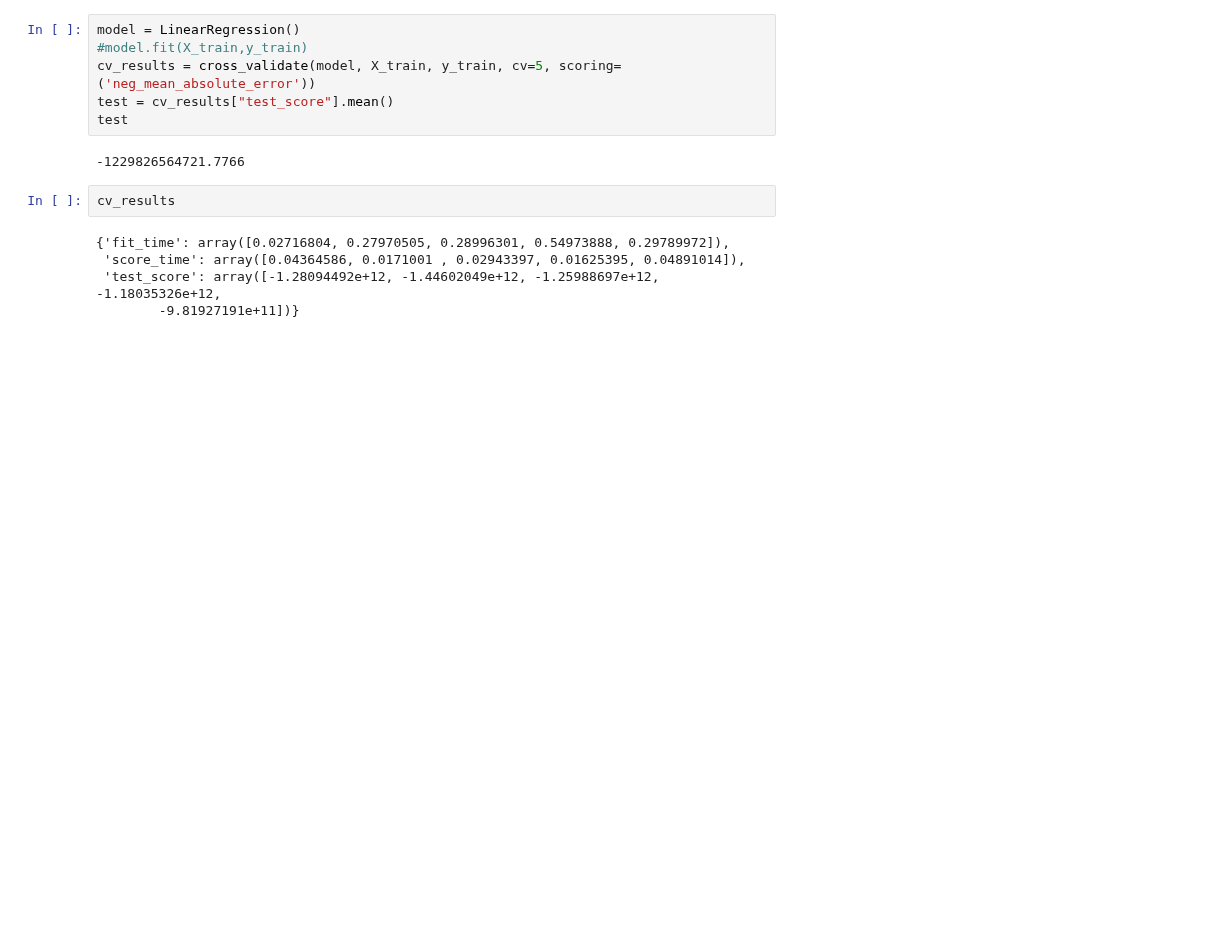
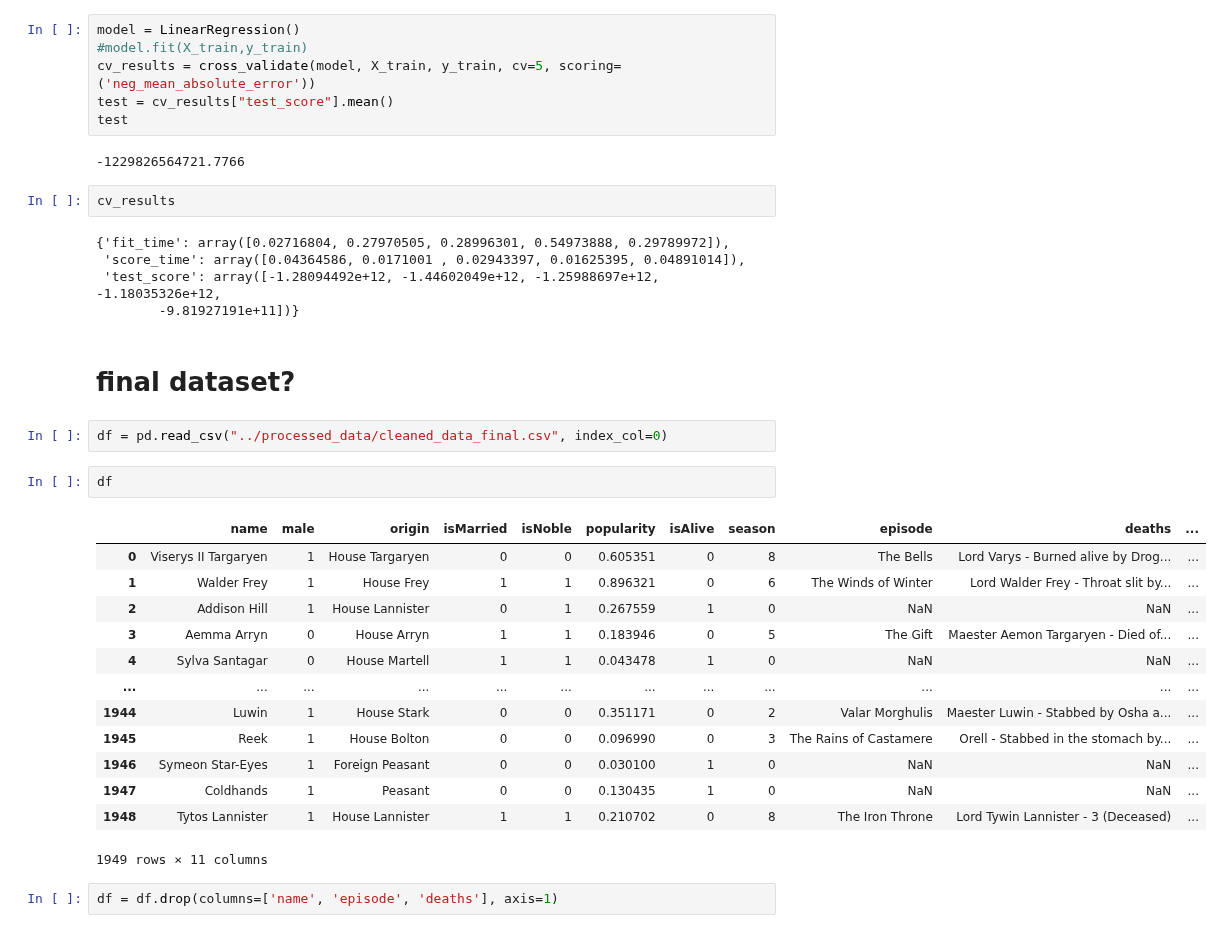
Before and after one commit to franziskasteger/game-of-thrones-survival, a Jupyter notebook: notebooks/josh_GOT_Linear.ipynb, the cells around one changed output. Drawn from its saved outputs; the diff is of its cells as text; blank space fills up the shorter version.

```diff
--- a/notebooks/josh_GOT_Linear.ipynb
+++ b/notebooks/josh_GOT_Linear.ipynb
@@ -119,3 +119,25 @@ cv_results
  'score_time': array([0.04364586, 0.0171001 , 0.02943397, 0.01625395, 0.04891014]),
  'test_score': array([-1.28094492e+12, -1.44602049e+12, -1.25988697e+12, -1.18035326e+12,
         -9.81927191e+11])}
+# %% [markdown]
+# final dataset?
+# %%
+df = pd.read_csv("../processed_data/cleaned_data_final.csv", index_col=0)
+# %%
+df
+# %% [output]
+|  | name | male | origin | isMarried | isNoble | popularity | isAlive | season | episode | deaths | ... |
+| 0 | Viserys II Targaryen | 1 | House Targaryen | 0 | 0 | 0.605351 | 0 | 8 | The Bells | Lord Varys - Burned alive by Drog... | ... |
+| 1 | Walder Frey | 1 | House Frey | 1 | 1 | 0.896321 | 0 | 6 | The Winds of Winter | Lord Walder Frey - Throat slit by... | ... |
+| 2 | Addison Hill | 1 | House Lannister | 0 | 1 | 0.267559 | 1 | 0 | NaN | NaN | ... |
+| 3 | Aemma Arryn | 0 | House Arryn | 1 | 1 | 0.183946 | 0 | 5 | The Gift | Maester Aemon Targaryen - Died of... | ... |
+| 4 | Sylva Santagar | 0 | House Martell | 1 | 1 | 0.043478 | 1 | 0 | NaN | NaN | ... |
+| ... | ... | ... | ... | ... | ... | ... | ... | ... | ... | ... | ... |
+| 1944 | Luwin | 1 | House Stark | 0 | 0 | 0.351171 | 0 | 2 | Valar Morghulis | Maester Luwin - Stabbed by Osha a... | ... |
+| 1945 | Reek | 1 | House Bolton | 0 | 0 | 0.096990 | 0 | 3 | The Rains of Castamere | Orell - Stabbed in the stomach by... | ... |
+| 1946 | Symeon Star-Eyes | 1 | Foreign Peasant | 0 | 0 | 0.030100 | 1 | 0 | NaN | NaN | ... |
+| 1947 | Coldhands | 1 | Peasant | 0 | 0 | 0.130435 | 1 | 0 | NaN | NaN | ... |
+| 1948 | Tytos Lannister | 1 | House Lannister | 1 | 1 | 0.210702 | 0 | 8 | The Iron Throne | Lord Tywin Lannister - 3 (Deceased) | ... |
+1949 rows × 11 columns
+# %%
+df = df.drop(columns=['name', 'episode', 'deaths'], axis=1)
```
Also changed, not shown: parts of 17 cells of this notebook, 5 other files.
